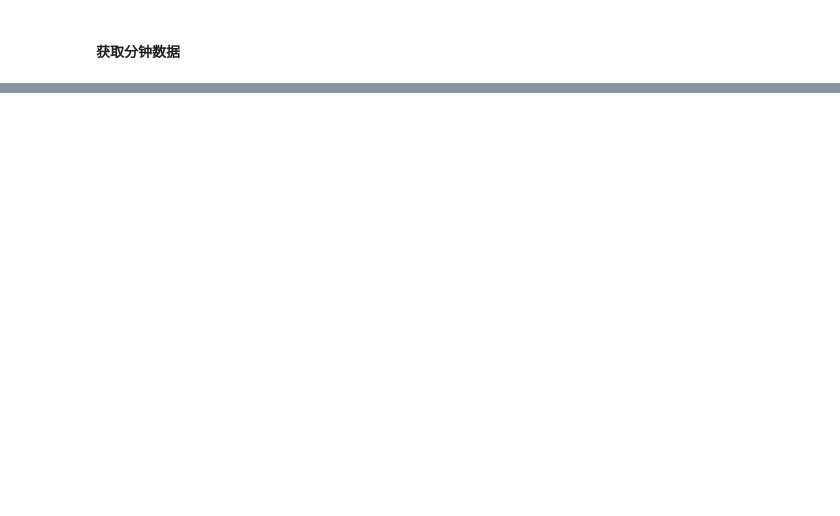
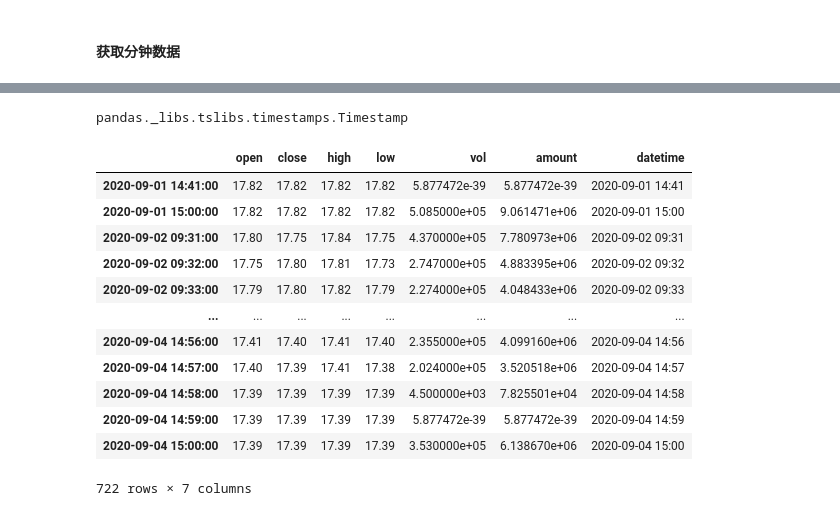
Before and after one commit to jiev/chan, a Jupyter notebook: jupyter-notebook/pytdx_test.ipynb, the cells around one changed output, grey strips where cells are left out. Cells and saved outputs as stored; diff of their text form; code cells hidden in the pictures; blank space fills up the shorter version.

```diff
--- a/jupyter-notebook/pytdx_test.ipynb
+++ b/jupyter-notebook/pytdx_test.ipynb
@@ -75,0 +103,5 @@ print(api.to_df(data))
+# %%
+with api.connect(primary_ip, hot_backup_ip):
+    ret = api.get_security_bars(7,0,'000066',0,722)
+    print("send api call done")
+    pprint.pprint(ret)
@@ -75,0 +165,35 @@ print(api.to_df(data))
+# %%
+tempDict = ret[1]
+tempDict["datetime"]
+ret[0]["datetime"] = '2020-09-01 14:41'
+# %%
+dates = [pd.to_datetime(od['datetime']) for od in ret]
+# %%
+type(dates[0])
+# %% [output]
+pandas._libs.tslibs.timestamps.Timestamp
+# %%
+for od in ret:
+    del od['year']
+    del od['month']
+    del od['day']
+    del od['hour']
+    del od['minute']
+
+df = pd.DataFrame(ret,index=dates)
+# %%
+df
+# %% [output]
+|  | open | close | high | low | vol | amount | datetime |
+| 2020-09-01 14:41:00 | 17.82 | 17.82 | 17.82 | 17.82 | 5.877472e-39 | 5.877472e-39 | 2020-09-01 14:41 |
+| 2020-09-01 15:00:00 | 17.82 | 17.82 | 17.82 | 17.82 | 5.085000e+05 | 9.061471e+06 | 2020-09-01 15:00 |
+| 2020-09-02 09:31:00 | 17.80 | 17.75 | 17.84 | 17.75 | 4.370000e+05 | 7.780973e+06 | 2020-09-02 09:31 |
+| 2020-09-02 09:32:00 | 17.75 | 17.80 | 17.81 | 17.73 | 2.747000e+05 | 4.883395e+06 | 2020-09-02 09:32 |
+| 2020-09-02 09:33:00 | 17.79 | 17.80 | 17.82 | 17.79 | 2.274000e+05 | 4.048433e+06 | 2020-09-02 09:33 |
+| ... | ... | ... | ... | ... | ... | ... | ... |
+| 2020-09-04 14:56:00 | 17.41 | 17.40 | 17.41 | 17.40 | 2.355000e+05 | 4.099160e+06 | 2020-09-04 14:56 |
+| 2020-09-04 14:57:00 | 17.40 | 17.39 | 17.41 | 17.38 | 2.024000e+05 | 3.520518e+06 | 2020-09-04 14:57 |
+| 2020-09-04 14:58:00 | 17.39 | 17.39 | 17.39 | 17.39 | 4.500000e+03 | 7.825501e+04 | 2020-09-04 14:58 |
+| 2020-09-04 14:59:00 | 17.39 | 17.39 | 17.39 | 17.39 | 5.877472e-39 | 5.877472e-39 | 2020-09-04 14:59 |
+| 2020-09-04 15:00:00 | 17.39 | 17.39 | 17.39 | 17.39 | 3.530000e+05 | 6.138670e+06 | 2020-09-04 15:00 |
+722 rows × 7 columns
```
Also changed, not shown: parts of 16 cells of this notebook, 4 other files.
